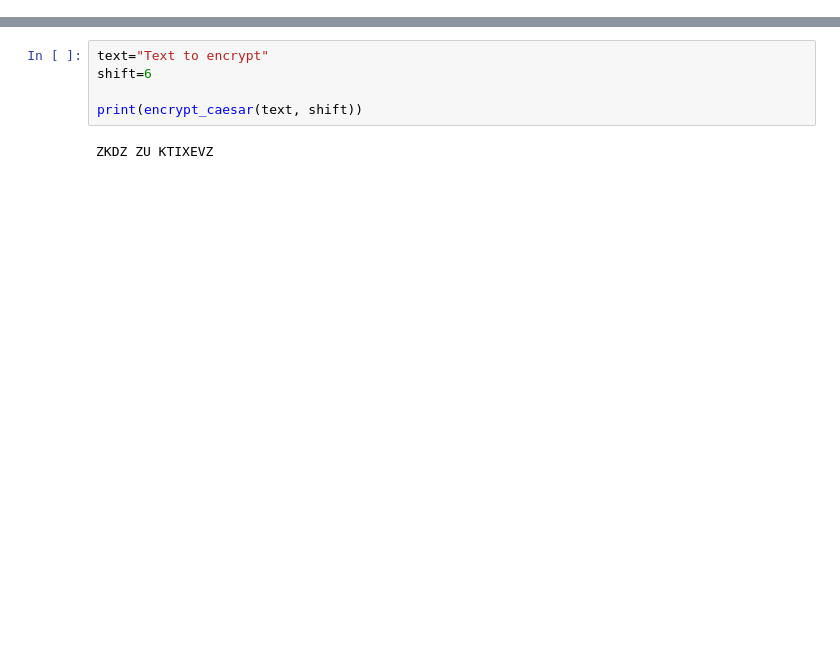
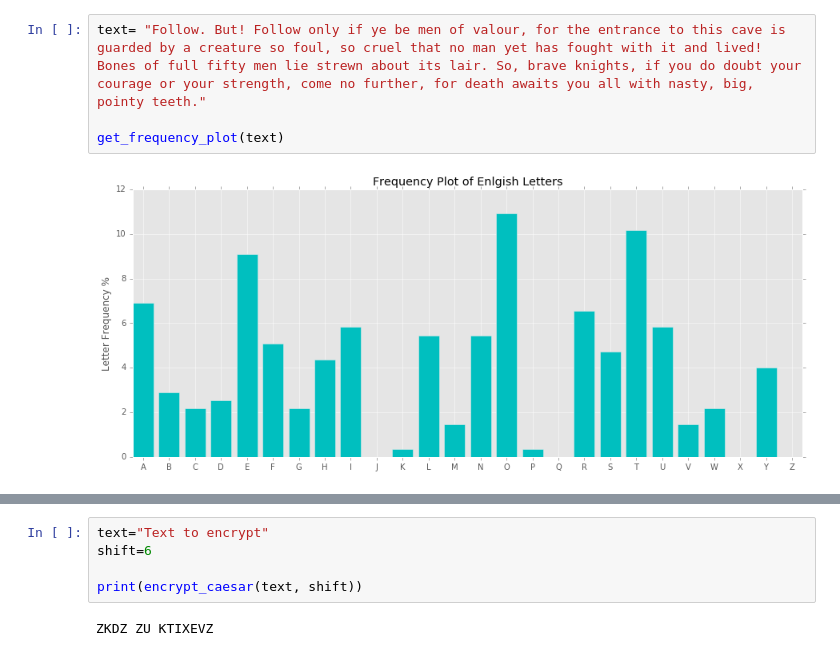
Before and after one commit to TuanaCelik/BrilliantCiphers, a Jupyter notebook: FrequencyVisualizer.ipynb, the cells around one changed output, grey strips where cells are left out. Drawn from its saved outputs; the diff is of its cells as text; blank space fills up the shorter version.

```diff
--- a/FrequencyVisualizer.ipynb
+++ b/FrequencyVisualizer.ipynb
@@ -63,0 +67,6 @@ def get_frequency_plot(txt):
+# %%
+text= "Follow. But! Follow only if ye be men of valour, for the entrance to this cave is guarded by a creature so foul, so cruel that no man yet has fought with it and lived! Bones of full fifty men lie strewn about its lair. So, brave knights, if you do doubt your courage or your strength, come no further, for death awaits you all with nasty, big, pointy teeth."
+
+get_frequency_plot(text)
+# %% [output]
+[figure, added]
```
Also changed, not shown: parts of 25 cells of this notebook.
